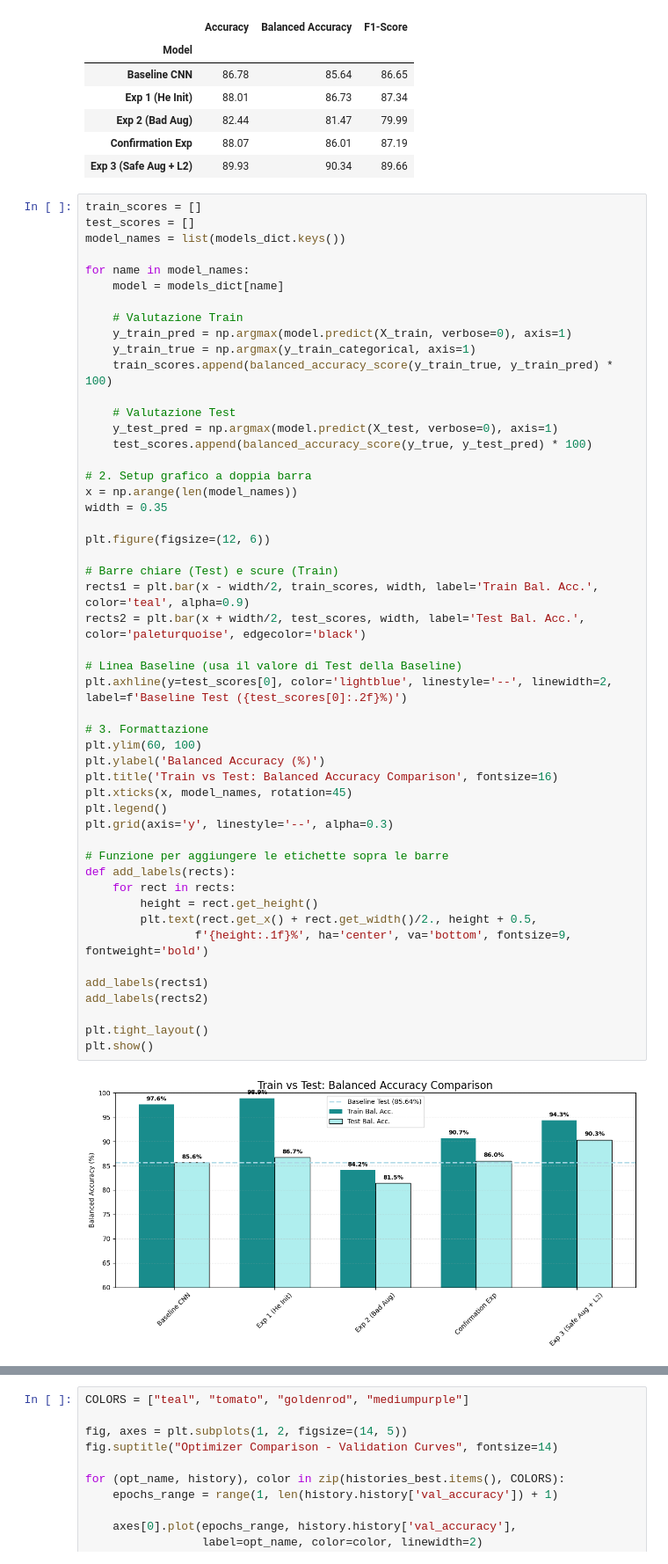
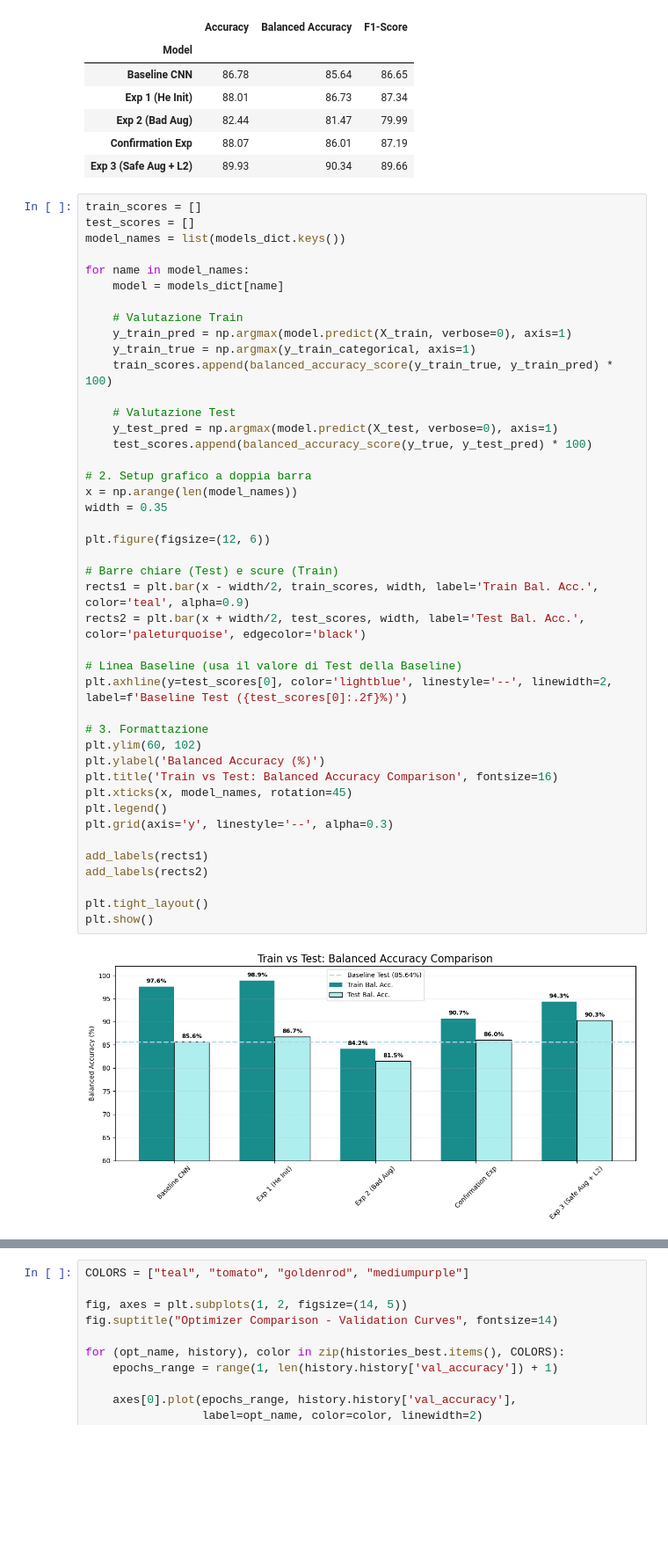
Before and after one commit to lorenzolecci/deep-learning-project, a Jupyter notebook: project/CNNs.ipynb, the cells around one changed output, grey strips where cells are left out. Shown at 88% size. Saved outputs shown, nothing was run; the diff lists cells and outputs as text; blank space fills up the shorter version.

```diff
--- a/project/CNNs.ipynb
+++ b/project/CNNs.ipynb
@@ -1006,42 +874,35 @@ for name in model_names:
     # Valutazione Test
     y_test_pred = np.argmax(model.predict(X_test, verbose=0), axis=1)
     test_scores.append(balanced_accuracy_score(y_true, y_test_pred) * 100)
 
 # 2. Setup grafico a doppia barra
 x = np.arange(len(model_names))
 width = 0.35
 
 plt.figure(figsize=(12, 6))
 
 # Barre chiare (Test) e scure (Train)
 rects1 = plt.bar(x - width/2, train_scores, width, label='Train Bal. Acc.', color='teal', alpha=0.9)
 rects2 = plt.bar(x + width/2, test_scores, width, label='Test Bal. Acc.', color='paleturquoise', edgecolor='black')
 
 # Linea Baseline (usa il valore di Test della Baseline)
 plt.axhline(y=test_scores[0], color='lightblue', linestyle='--', linewidth=2, label=f'Baseline Test ({test_scores[0]:.2f}%)')
 
 # 3. Formattazione
-plt.ylim(60, 100)
+plt.ylim(60, 102)
 plt.ylabel('Balanced Accuracy (%)')
 plt.title('Train vs Test: Balanced Accuracy Comparison', fontsize=16)
 plt.xticks(x, model_names, rotation=45)
 plt.legend()
 plt.grid(axis='y', linestyle='--', alpha=0.3)
 
-# Funzione per aggiungere le etichette sopra le barre
-def add_labels(rects):
-    for rect in rects:
-        height = rect.get_height()
-        plt.text(rect.get_x() + rect.get_width()/2., height + 0.5,
-                f'{height:.1f}%', ha='center', va='bottom', fontsize=9, fontweight='bold')
-
 add_labels(rects1)
 add_labels(rects2)
 
 plt.tight_layout()
 plt.show()
 # %% [output]
-[figure, old version]
+[figure, new version]
 # %%
 # Safe augmentation — same as Exp 3
 datagen_best = ImageDataGenerator(
```
Also changed, not shown: parts of 17 cells of this notebook, 2 other files.
